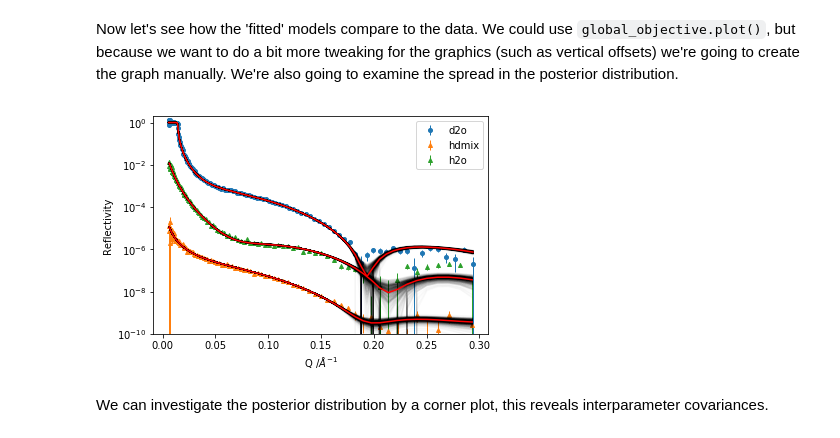
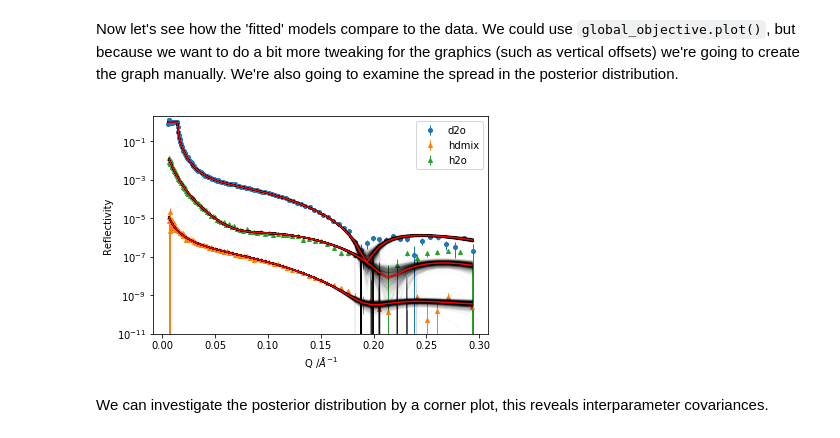
Before and after one commit to llimeht/refnx, a Jupyter notebook: paper/supporting_information/lipid.ipynb, the cells around one changed output. Saved outputs shown, nothing was run; the diff lists cells and outputs as text; code cells hidden in the pictures.

Commit message:
PAPER: pdf images

```diff
--- a/paper/supporting_information/lipid.ipynb
+++ b/paper/supporting_information/lipid.ipynb
@@ -203,36 +203,36 @@ plt.errorbar(data_hdmix.x, data_hdmix.y * hdmix_mult, data_hdmix.y_err * hdmix_m
 plt.errorbar(data_h2o.x, data_h2o.y * h2o_mult, data_h2o.y_err * h2o_mult,
              label=data_h2o.name, ms=4, marker='^', lw=0, elinewidth=1)
 
 # the median of the posterior
 plt.plot(data_d2o.x, objective_d2o.generative(), color='r', zorder=20)
 plt.plot(data_hdmix.x, objective_hdmix.generative() * hdmix_mult, color='r', zorder=20)
 plt.plot(data_h2o.x, objective_h2o.generative() * h2o_mult, color='r', zorder=20)
 
 # plot the spread of the fits for the different datasets
 gen = global_objective.pgen(500)
 
 save_pars = np.copy(global_objective.parameters)
 for i in range(500):
     global_objective.setp(next(gen))
 
     plt.plot(data_d2o.x, objective_d2o.generative(),
              color='k', alpha=0.02, zorder=10)
     plt.plot(data_hdmix.x, objective_hdmix.generative() * hdmix_mult,
              color='k', alpha=0.02, zorder=10)
     plt.plot(data_h2o.x, objective_h2o.generative() * h2o_mult,
              color='k', alpha=0.02, zorder=10)
 
 # put back the saved parameters
 global_objective.setp(save_pars)
 
 plt.legend()
 plt.yscale('log')
 plt.ylabel('Reflectivity')
 plt.xlabel('Q /$\AA^{-1}$')
-plt.ylim(1e-10, 2);
-plt.savefig('global_fit.png')
+plt.ylim(1e-11, 2);
+plt.savefig('global_fit.pdf')
 # %% [output]
-[figure, old version]
+[figure, new version]
 # %% [markdown]
 We can investigate the posterior distribution by a corner plot, this reveals interparameter covariances.
 # %%
```
Also changed, not shown: parts of 3 cells of this notebook, 10 other files.
